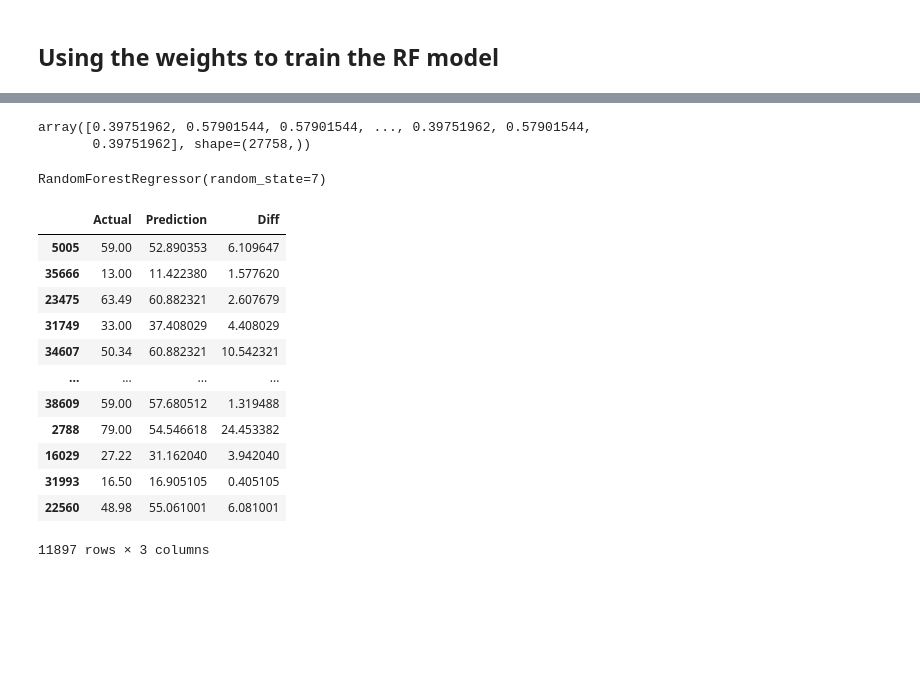
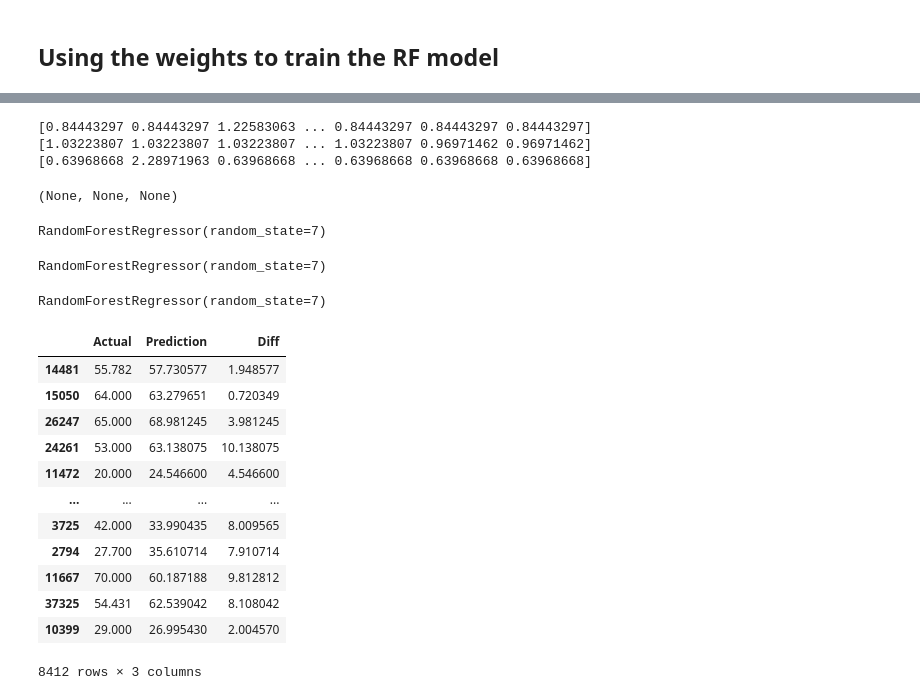
Before and after one commit to kisaraF/Pediatric-ADR-DDI-Tool, a Jupyter notebook: Notebooks/Missing_Values_Prediction_Model_Building/new_model_training_clustered.ipynb, the cells around one changed output, grey strips where cells are left out. Cells and saved outputs as stored; diff of their text form; code cells hidden in the pictures; blank space fills up the shorter version.

```diff
--- a/Notebooks/Missing_Values_Prediction_Model_Building/new_model_training_clustered.ipynb
+++ b/Notebooks/Missing_Values_Prediction_Model_Building/new_model_training_clustered.ipynb
@@ -54,9 +122,19 @@ from sklearn.ensemble import RandomForestRegressor
 from sklearn.utils.class_weight import compute_sample_weight
 
 # Compute sample weights based on age_bin_enc
-sample_weights = compute_sample_weight(class_weight="balanced", y=train_df["age_bin_enc"])
-sample_weights
+sample_weights_1 = compute_sample_weight(class_weight="balanced", y=train_df_1["age_bin_enc"])
+sample_weights_1
+
+sample_weights_2 = compute_sample_weight(class_weight="balanced", y=train_df_2["age_bin_enc"])
+sample_weights_2
+
+sample_weights_3 = compute_sample_weight(class_weight="balanced", y=train_df_3["age_bin_enc"])
+sample_weights_3
+
+print(sample_weights_1), print(sample_weights_2), print(sample_weights_3)
 # %% [output]
-array([0.39751962, 0.57901544, 0.57901544, ..., 0.39751962, 0.57901544,
-       0.39751962], shape=(27758,))
+[0.84443297 0.84443297 1.22583063 ... 0.84443297 0.84443297 0.84443297]
+[1.03223807 1.03223807 1.03223807 ... 1.03223807 0.96971462 0.96971462]
+[0.63968668 2.28971963 0.63968668 ... 0.63968668 0.63968668 0.63968668]
+(None, None, None)
 # %%
@@ -66,19 +144,32 @@ reg.fit(X_trian, y_train, sample_weight=sample_weights)
 # %% [output]
 RandomForestRegressor(random_state=7)
-# %%
-preds = reg.predict(X_test)
-pd.DataFrame({'Actual': y_test, 'Prediction': preds, 'Diff': abs(y_test-preds)})
-# %% [output]
-|  | Actual | Prediction | Diff |
-| 5005 | 59.00 | 52.890353 | 6.109647 |
-| 35666 | 13.00 | 11.422380 | 1.577620 |
-| 23475 | 63.49 | 60.882321 | 2.607679 |
-| 31749 | 33.00 | 37.408029 | 4.408029 |
-| 34607 | 50.34 | 60.882321 | 10.542321 |
-| ... | ... | ... | ... |
-| 38609 | 59.00 | 57.680512 | 1.319488 |
-| 2788 | 79.00 | 54.546618 | 24.453382 |
-| 16029 | 27.22 | 31.162040 | 3.942040 |
-| 31993 | 16.50 | 16.905105 | 0.405105 |
-| 22560 | 48.98 | 55.061001 | 6.081001 |
-11897 rows × 3 columns
+# %%
+#Training the model with weights (age group toddler and preschooler)
+reg_2 = RandomForestRegressor(n_estimators=100, random_state=7)
+reg_2.fit(X_2_trian, y_2_train, sample_weight=sample_weights_2)
+# %% [output]
+RandomForestRegressor(random_state=7)
+# %%
+#Training the model with weights (age group neonates and infants)
+reg_3 = RandomForestRegressor(n_estimators=100, random_state=7)
+reg_3.fit(X_3_trian, y_3_train, sample_weight=sample_weights_3)
+# %% [output]
+RandomForestRegressor(random_state=7)
+# %%
+#Age group 1 results
+preds_1 = reg_1.predict(X_1_test)
+pd.DataFrame({'Actual': y_1_test, 'Prediction': preds_1, 'Diff': abs(y_1_test-preds_1)})
+# %% [output]
+|  | Actual | Prediction | Diff |
+| 14481 | 55.782 | 57.730577 | 1.948577 |
+| 15050 | 64.000 | 63.279651 | 0.720349 |
+| 26247 | 65.000 | 68.981245 | 3.981245 |
+| 24261 | 53.000 | 63.138075 | 10.138075 |
+| 11472 | 20.000 | 24.546600 | 4.546600 |
+| ... | ... | ... | ... |
+| 3725 | 42.000 | 33.990435 | 8.009565 |
+| 2794 | 27.700 | 35.610714 | 7.910714 |
+| 11667 | 70.000 | 60.187188 | 9.812812 |
+| 37325 | 54.431 | 62.539042 | 8.108042 |
+| 10399 | 29.000 | 26.995430 | 2.004570 |
+8412 rows × 3 columns
```
Also changed, not shown: parts of 21 cells of this notebook, 26 other files.
